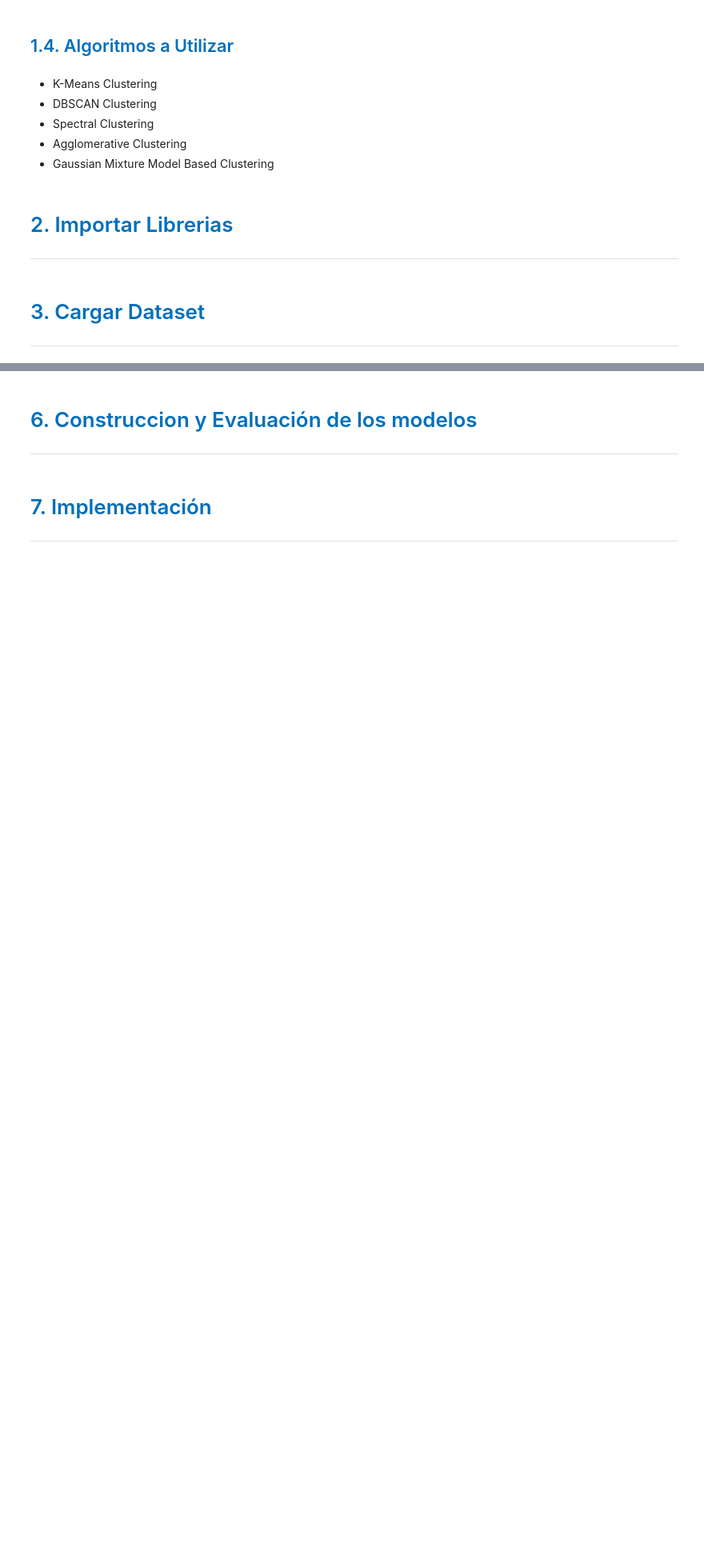
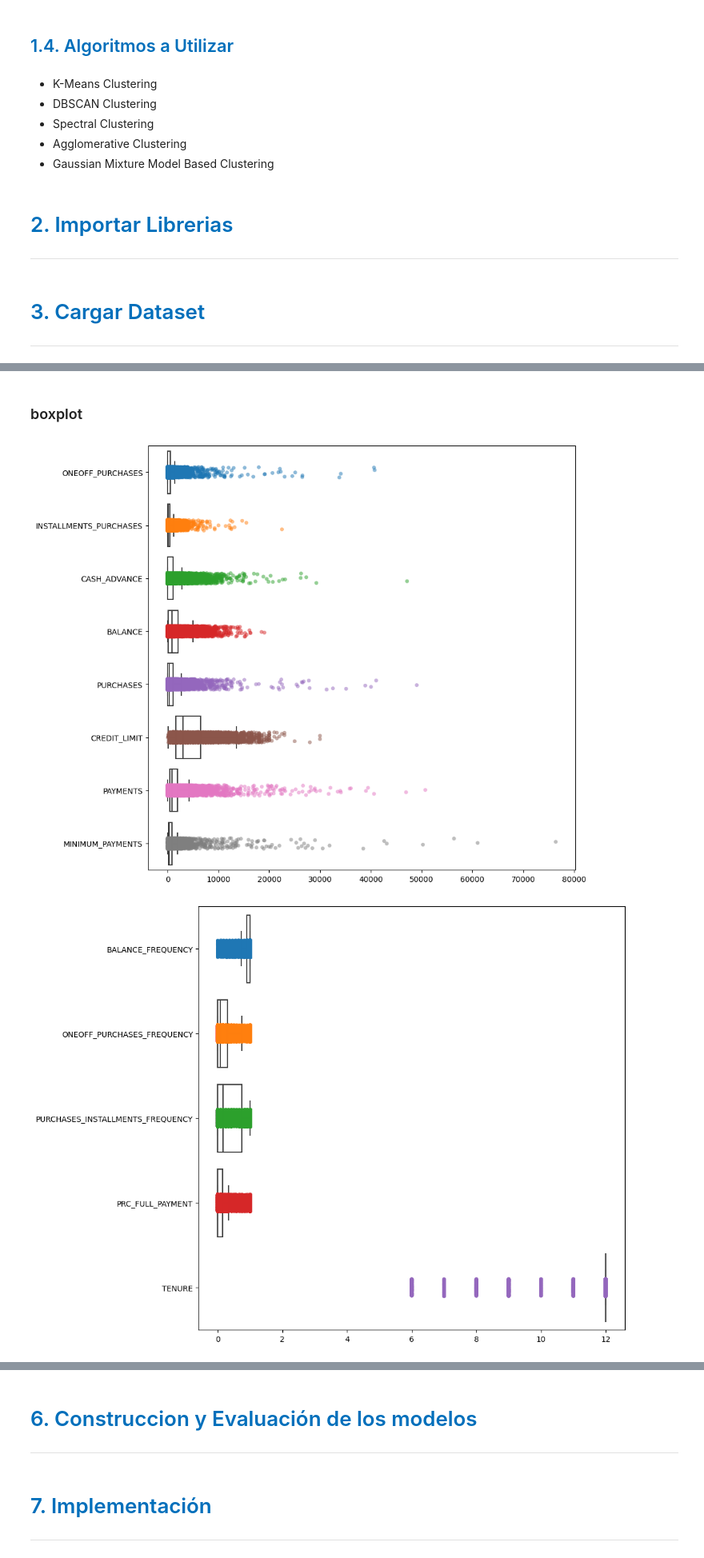
Before and after one commit to Ael-Dev/projects-of-data-science-applied-to-business, a Jupyter notebook: end_to_end/market_segmentation.ipynb/End_to_End_Customer_Segmentation.ipynb, the cells around one changed output, grey strips where cells are left out. Shown at 80% size. Drawn from its saved outputs; the diff is of its cells as text; code cells hidden in the pictures; blank space fills up the shorter version.

```diff
--- a/end_to_end/market_segmentation.ipynb/End_to_End_Customer_Segmentation.ipynb
+++ b/end_to_end/market_segmentation.ipynb/End_to_End_Customer_Segmentation.ipynb
@@ -60,0 +263,35 @@ ___
+# %% [markdown]
+### boxplot
+# %%
+columns1 = [ 'ONEOFF_PURCHASES', 'INSTALLMENTS_PURCHASES', 'CASH_ADVANCE',
+             'BALANCE', 'PURCHASES','CREDIT_LIMIT', 'PAYMENTS', 'MINIMUM_PAYMENTS']
+columns2 = ['BALANCE_FREQUENCY','ONEOFF_PURCHASES_FREQUENCY', 'PURCHASES_INSTALLMENTS_FREQUENCY','PRC_FULL_PAYMENT', 'TENURE']
+columns3 = ['CASH_ADVANCE_FREQUENCY','PURCHASES_FREQUENCY']
+columns4 = ['CASH_ADVANCE_TRX', 'PURCHASES_TRX']
+
+# Plot the first 3 columns
+plt.figure(figsize=(10,10))
+sns.boxplot(data=df[columns1[:]], orient='h', fliersize=0,boxprops={'fill': None}) # boxplot sin color
+sns.stripplot(data=df[columns1[:]], orient='h', alpha=0.5) # puntos con color
+plt.show()
+
+# Plot the remain columns
+plt.figure(figsize=(10,10))
+sns.boxplot(data=df[columns2[:]], orient='h', fliersize=0,boxprops={'fill': None}) # boxplot sin color
+sns.stripplot(data=df[columns2[:]], orient='h', alpha=0.5) # puntos con color
+plt.show()
+
+# Plot the remain columns
+plt.figure(figsize=(10,10))
+sns.boxplot(data=df[columns3[:]], orient='h', fliersize=0,boxprops={'fill': None}) # boxplot sin color
+sns.stripplot(data=df[columns3[:]], orient='h', alpha=0.5) # puntos con color
+plt.show()
+
+# Plot the remain columns
+plt.figure(figsize=(10,10))
+sns.boxplot(data=df[columns4[:]], orient='h', fliersize=0,boxprops={'fill': None}) # boxplot sin color
+sns.stripplot(data=df[columns4[:]], orient='h', alpha=0.5) # puntos con color
+plt.show()
+# %% [output]
+[figure, added]
+[figure, added]
```
Also changed, not shown: parts of 29 cells of this notebook.
